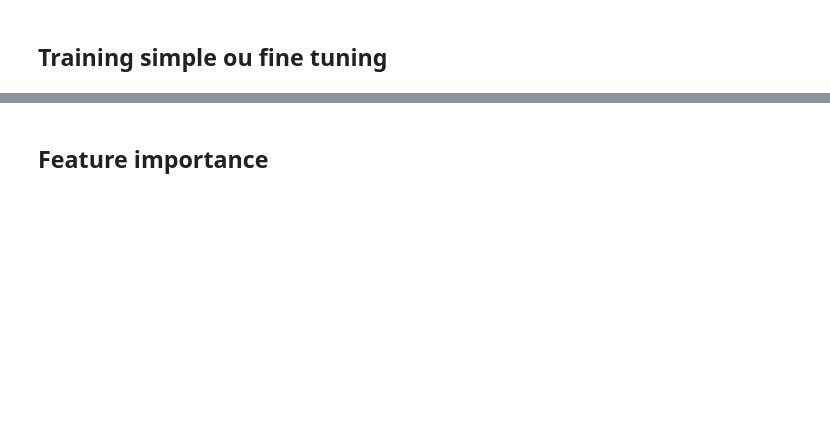
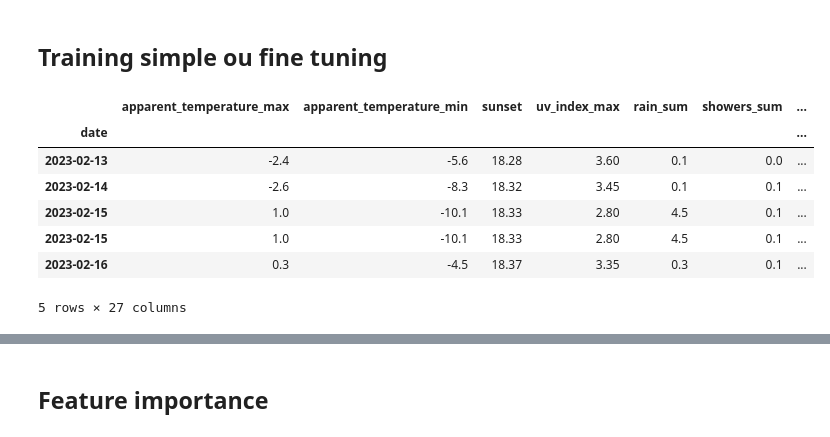
Before and after one commit to Last-Autumn-Leaf/dionysos, a Jupyter notebook: deploy.ipynb, the cells around one changed output, grey strips where cells are left out. Saved outputs shown, nothing was run; the diff lists cells and outputs as text; code cells hidden in the pictures; blank space fills up the shorter version.

```diff
--- a/deploy.ipynb
+++ b/deploy.ipynb
@@ -15,6 +15,18 @@ recursif=True
 Tune_the_model=False
 # %% [markdown]
 ## Training simple ou fine tuning
+# %%
+x,y=data.getDF()
+x.head()
+# %% [output]
+|  | apparent_temperature_max | apparent_temperature_min | sunset | uv_index_max | rain_sum | showers_sum | ... |
+| date |  |  |  |  |  |  | ... |
+| 2023-02-13 | -2.4 | -5.6 | 18.28 | 3.60 | 0.1 | 0.0 | ... |
+| 2023-02-14 | -2.6 | -8.3 | 18.32 | 3.45 | 0.1 | 0.1 | ... |
+| 2023-02-15 | 1.0 | -10.1 | 18.33 | 2.80 | 4.5 | 0.1 | ... |
+| 2023-02-15 | 1.0 | -10.1 | 18.33 | 2.80 | 4.5 | 0.1 | ... |
+| 2023-02-16 | 0.3 | -4.5 | 18.37 | 3.35 | 0.3 | 0.1 | ... |
+5 rows × 27 columns
 # %%
 options = Options(model_type=XGBOOST_TYPE, input_sequence_length=14,
         output_sequence_length=1 if recursif or hourly else 7, verbose_mod=100, input_size=27,
```
Also changed, not shown: parts of 8 cells of this notebook, 2 other files.
